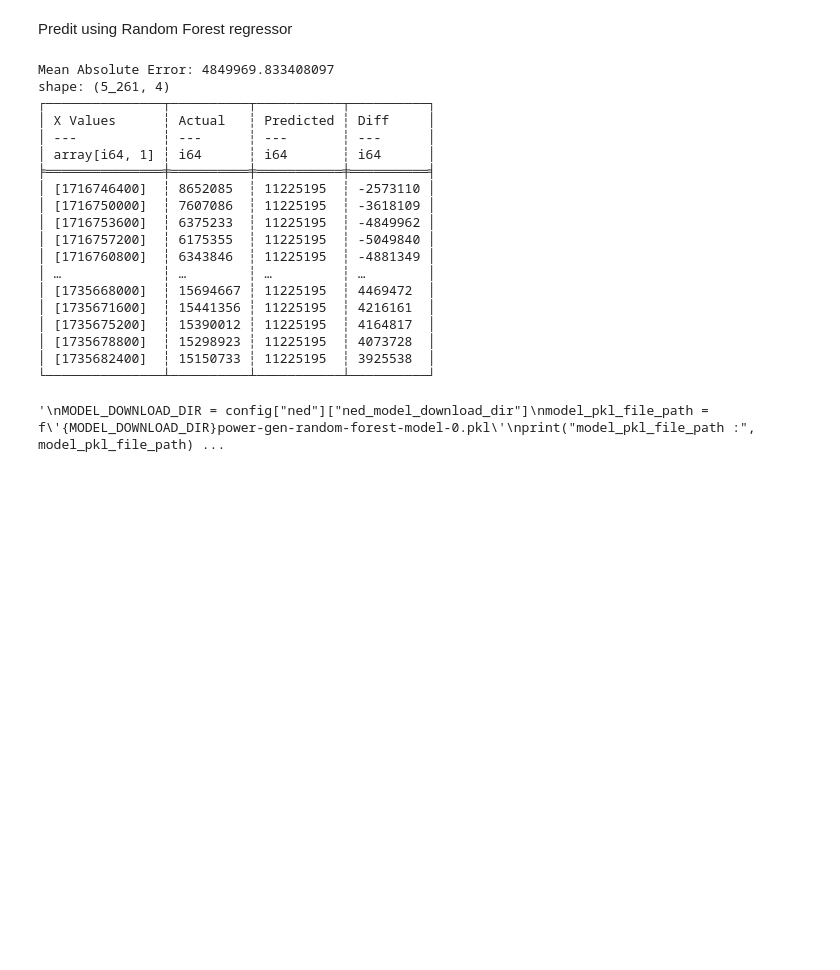
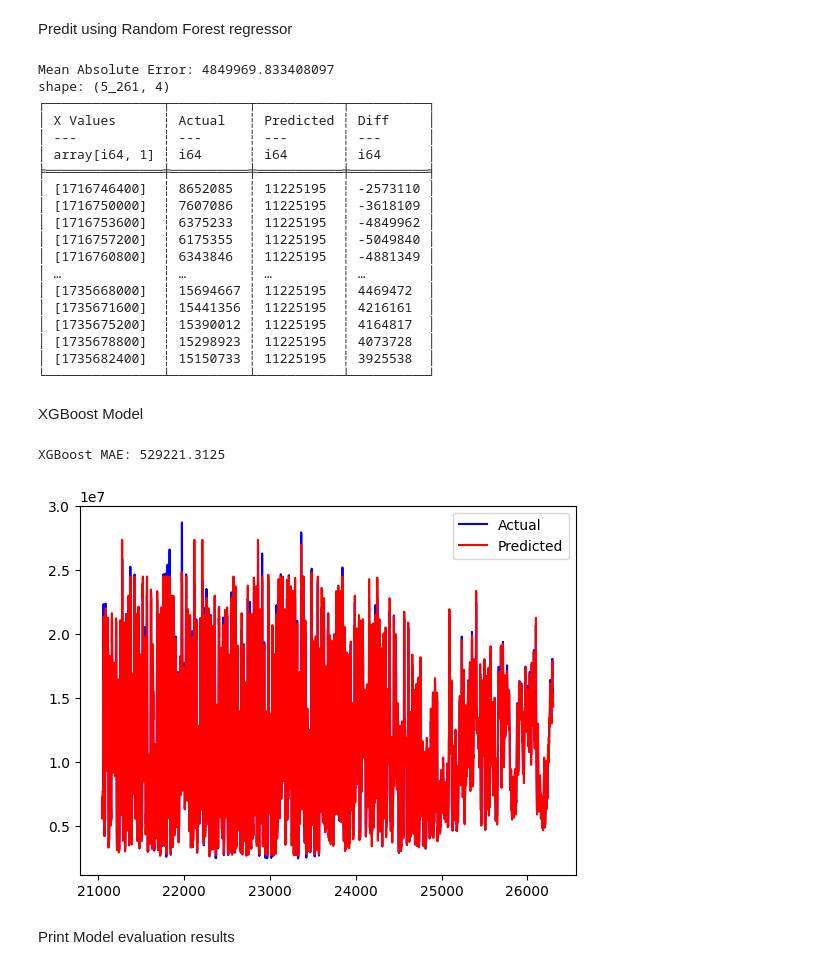
Before and after one commit to tvgerwe/ENEXIS, a Jupyter notebook: workspaces/sandeep/ned/ned-gen-prediction-regression.ipynb, the cells around one changed output. Saved outputs shown, nothing was run; the diff lists cells and outputs as text; code cells hidden in the pictures; blank space fills up the shorter version.

Commit message:
added metrics summary for models

```diff
--- a/workspaces/sandeep/ned/ned-gen-prediction-regression.ipynb
+++ b/workspaces/sandeep/ned/ned-gen-prediction-regression.ipynb
@@ -271,6 +325,14 @@ print(f"Mean Absolute Error: {mae}")
 # Step 7: Convert Predictions Back to Polars (Optional)
 df_pred = pl.DataFrame({"X Values": X_test.values, "Actual": y_test.values, "Predicted": y_int_pred, "Diff": y_test.values - y_int_pred})
 print(df_pred)
+
+# Store results
+results.append(["Decision Tree",
+                mean_absolute_error(y_test, y_int_pred),
+                np.sqrt(mean_squared_error(y_test, y_int_pred)),
+                mean_absolute_percentage_error(y_test, y_int_pred),
+                symmetric_mape(y_test, y_int_pred),
+                aic_lr])
 # %% [output]
 Mean Absolute Error: 4683262.467912206
 shape: (5_261, 4)
@@ -319,6 +381,14 @@ print("model_pkl_file_path :", model_pkl_file_path)
 joblib.dump(rf_regressor, model_pkl_file_path, compress=3)
 print("Model saved successfully!")''
 '''
+
+# Store results
+results.append(["Random Forest",
+                mean_absolute_error(y_test, y_int_pred),
+                np.sqrt(mean_squared_error(y_test, y_int_pred)),
+                mean_absolute_percentage_error(y_test, y_int_pred),
+                symmetric_mape(y_test, y_int_pred),
+                aic_lr])
 # %% [output]
 Mean Absolute Error: 4849969.833408097
 shape: (5_261, 4)
@@ -339,4 +409,46 @@ shape: (5_261, 4)
 │ [1735678800]  ┆ 15298923 ┆ 11225195  ┆ 4073728  │
 │ [1735682400]  ┆ 15150733 ┆ 11225195  ┆ 3925538  │
 └───────────────┴──────────┴───────────┴──────────┘
-'\nMODEL_DOWNLOAD_DIR = config["ned"]["ned_model_download_dir"]\nmodel_pkl_file_path = f\'{MODEL_DOWNLOAD_DIR}power-gen-random-forest-model-0.pkl\'\nprint("model_pkl_file_path :", model_pkl_file_path) ...
+# %% [markdown]
+XGBoost Model
+# %%
+# Create lag features
+df['lag1'] = df['Total_Production'].shift(1)
+df['lag2'] = df['Total_Production'].shift(2)
+df.dropna(inplace=True)
+
+# Train-Test Split
+X = df[['lag1', 'lag2']]
+y = df['Total_Production']
+X_train, X_test, y_train, y_test = train_test_split(X, y, test_size=0.2, shuffle=False)
+
+# Train XGBoost Model
+model = xgb.XGBRegressor(objective="reg:squarederror", n_estimators=100)
+model.fit(X_train, y_train)
+
+# Predict and Evaluate
+y_pred = model.predict(X_test)
+mae = mean_absolute_error(y_test, y_pred)
+print("XGBoost MAE:", mae)
+
+# Plot Results
+import matplotlib.pyplot as plt
+plt.plot(y_test.index, y_test, label="Actual", color="blue")
+plt.plot(y_test.index, y_pred, label="Predicted", color="red")
+plt.legend()
+plt.show()
+
+# Compute evaluation metrics
+mae_xgb = mean_absolute_error(y_test, y_pred)
+rmse_xgb = np.sqrt(mean_squared_error(y_test, y_pred))
+mape_xgb = mean_absolute_percentage_error(y_test, y_pred)
+smape_xgb = symmetric_mape(y_test, y_pred)
+aic_xgb = compute_aic(y_test, y_pred, num_params=X_train.shape[1] + 1)
+
+# Append results to results
+results.append(["XGBoost", mae_xgb, rmse_xgb, mape_xgb, smape_xgb, aic_xgb])
+# %% [output]
+XGBoost MAE: 529221.3125
+[figure, added]
+# %% [markdown]
+Print Model evaluation results
```
Also changed, not shown: parts of 6 cells of this notebook.
